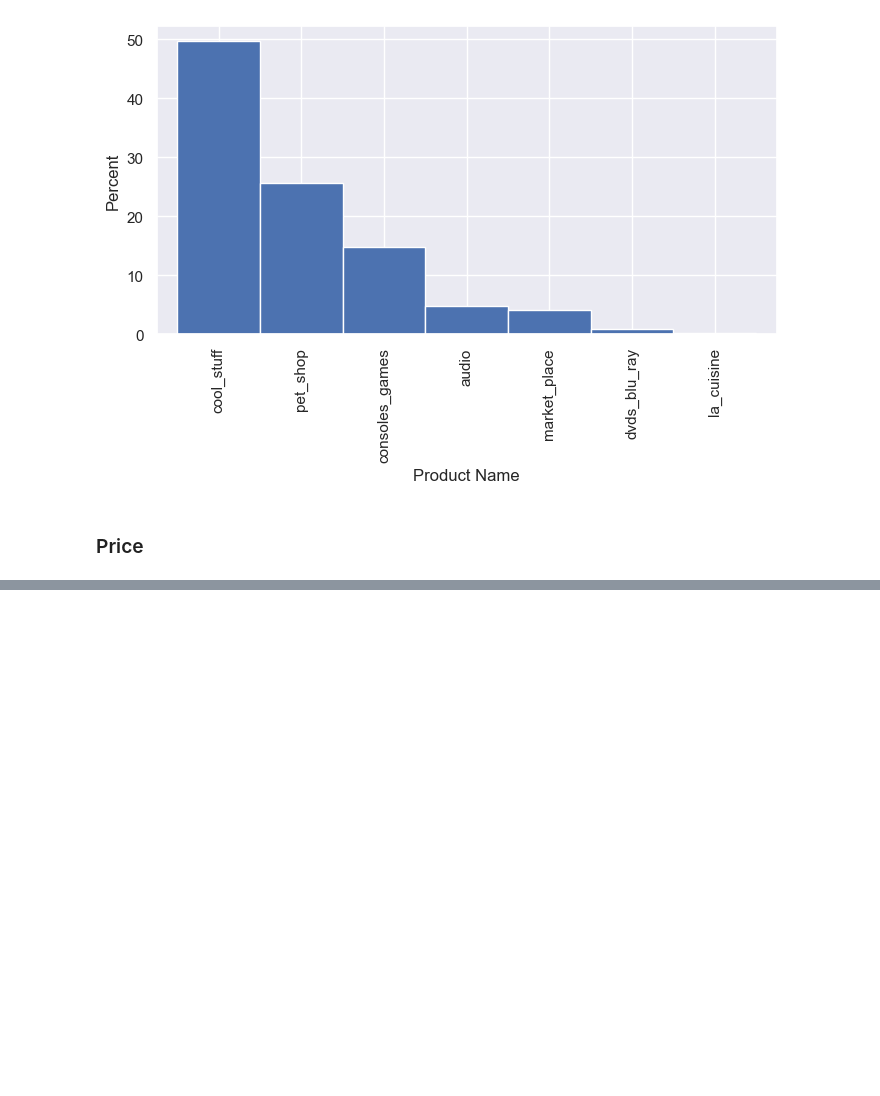
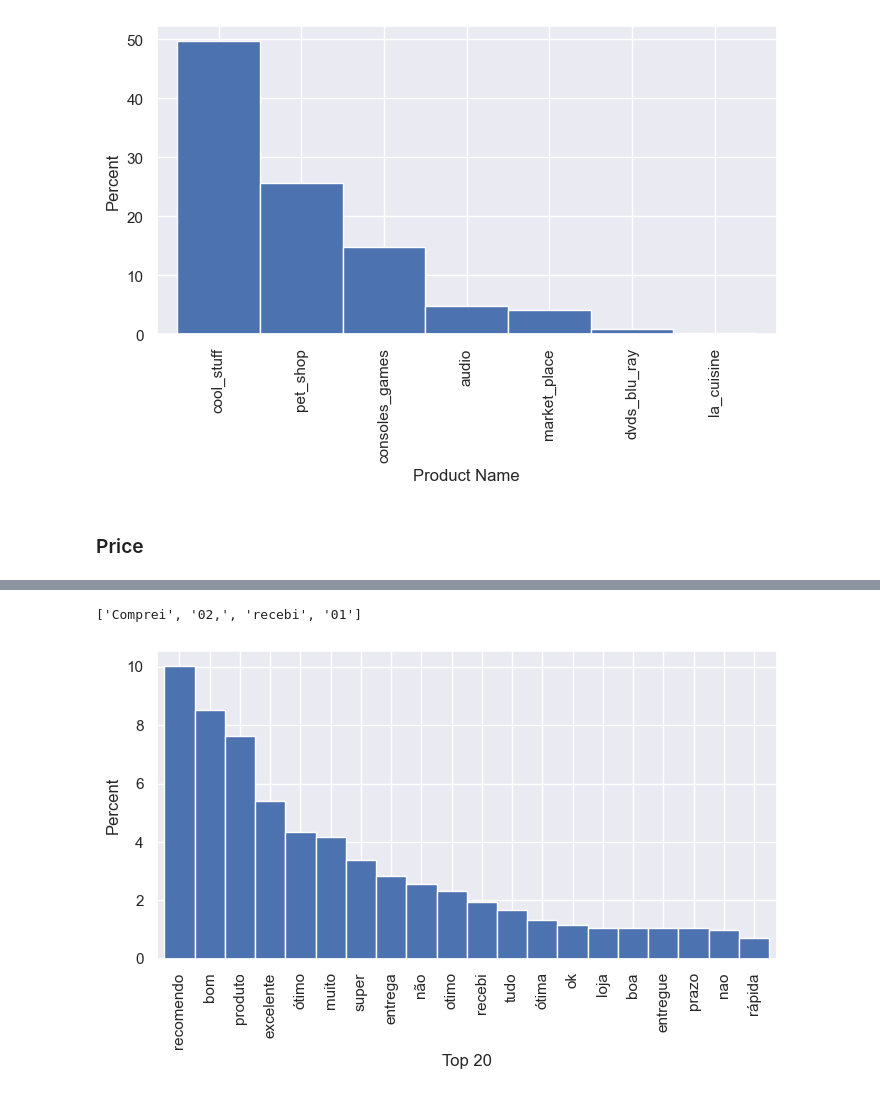
Before and after one commit to Vicalg/EcommerceBr, a Jupyter notebook: Notebooks/data_wrangling.ipynb, the cells around one changed output, grey strips where cells are left out. Cells and saved outputs as stored; diff of their text form; code cells hidden in the pictures; blank space fills up the shorter version.

```diff
--- a/Notebooks/data_wrangling.ipynb
+++ b/Notebooks/data_wrangling.ipynb
@@ -138,0 +156,20 @@ AttributeError: Rectangle.set() got an unexpected keyword argument 'logscale'
+# %%
+series_comm_split = df[~df["comment"].isna()]["comment"].map(lambda x: x.split())
+
+list_words = []
+[x for x in series_comm_split[55]]
+# %% [output]
+['Comprei', '02,', 'recebi', '01']
+# %%
+text = " ".join([" ".join(series_comm_split.to_list()[x]) for x in range(series_comm_split.shape[0])])
+# %%
+stop_words = set(stopwords.words('portuguese'))
+word_tokens = word_tokenize(text)
+
+filtered_sentence = [w.lower() for w in word_tokens if w not in stop_words and w.isalpha()]
+# %%
+n_words = 20
+(100*pd.Series(filtered_sentence).value_counts(normalize=True)[:n_words]).plot(kind="bar", width=1, figsize=(8,4),
+            xlabel=f"Top {n_words}", ylabel="Percent");
+# %% [output]
+[figure, added]
```
Also changed, not shown: parts of 7 cells of this notebook.
